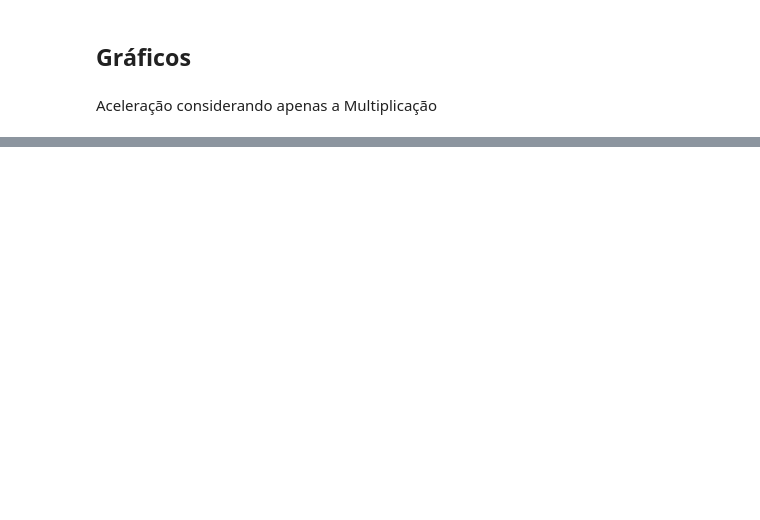
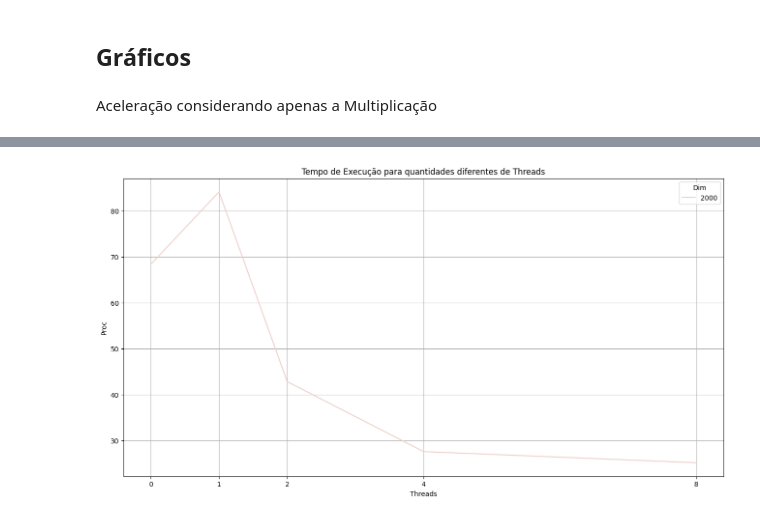
Before and after one commit to Igor-dJS/Computa-o-Concorrente, a Jupyter notebook: Lab 3/tempos_exec.ipynb, the cells around one changed output, grey strips where cells are left out. Saved outputs shown, nothing was run; the diff lists cells and outputs as text; code cells hidden in the pictures; blank space fills up the shorter version.

```diff
--- a/Lab 3/tempos_exec.ipynb
+++ b/Lab 3/tempos_exec.ipynb
@@ -133,0 +43,4 @@ df["Aceleração"] = df["Sequencial"] / df["Tempo"]
+# %%
+plotar_tempo(2000, df, False) # Apenas dim 2000
+# %% [output]
+[figure, added]
```
Also changed, not shown: parts of 43 cells of this notebook, 43 other files.
